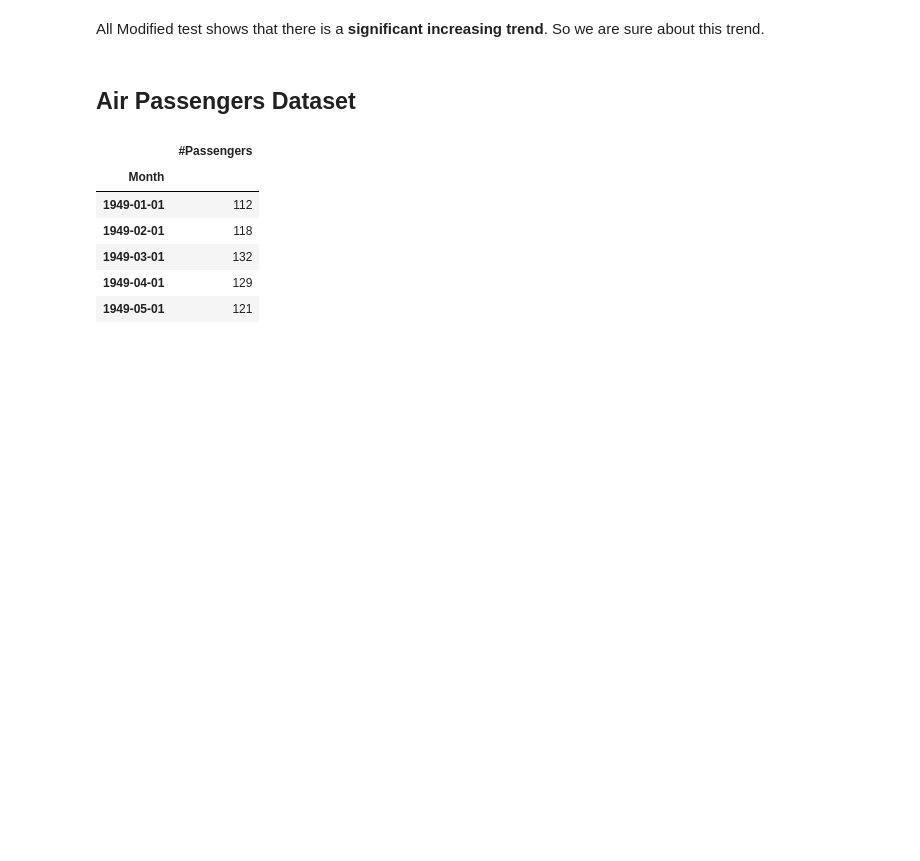
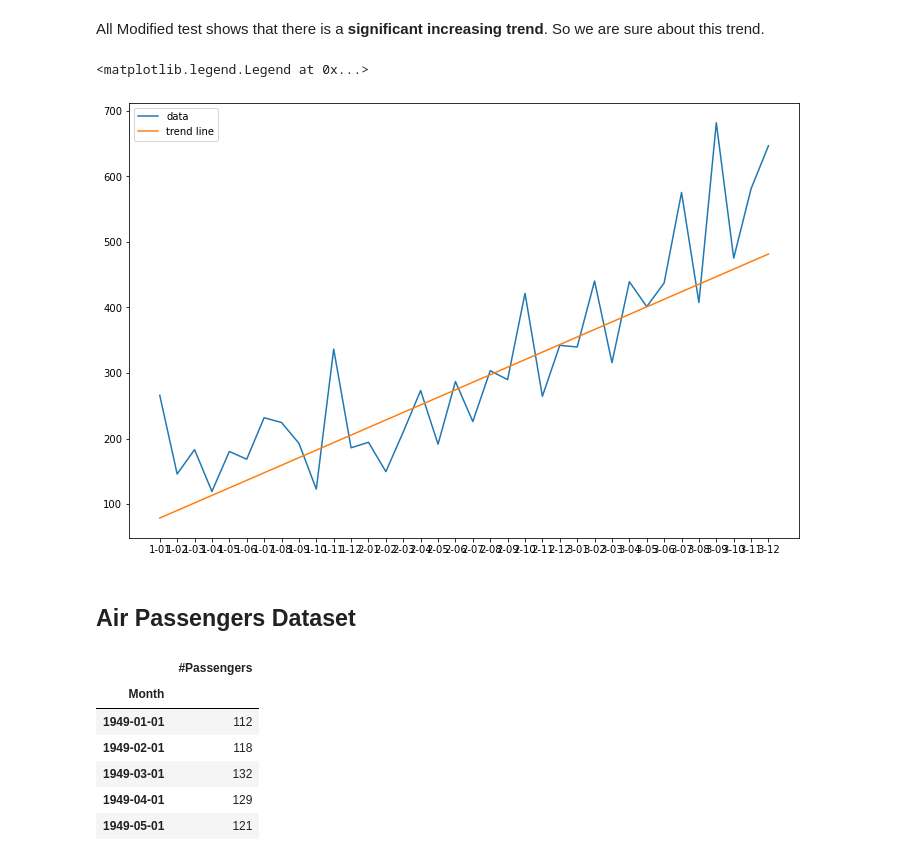
Before and after one commit to mmhs013/pyMannKendall, a Jupyter notebook: Examples/Example_pyMannKendall.ipynb, the cells around one changed output. Drawn from its saved outputs; the diff is of its cells as text; code cells hidden in the pictures; blank space fills up the shorter version.

```diff
--- a/Examples/Example_pyMannKendall.ipynb
+++ b/Examples/Example_pyMannKendall.ipynb
@@ -92,5 +105,18 @@ Modified_Mann_Kendall_Test_PreWhitening_Approach(trend='increasing', h=True, p=0
 # %% [markdown]
 All Modified test shows that there is a **significant increasing trend**. So we are sure about this trend.
+# %%
+data = Shampoo_data
+
+fig, ax = plt.subplots(figsize=(12, 8))
+res = mk.hamed_rao_modification_test(data)
+trend_line = np.arange(len(data)) * res.slope + res.intercept
+
+ax.plot(data)
+ax.plot(data.index, trend_line)
+ax.legend(['data', 'trend line'])
+# %% [output]
+<matplotlib.legend.Legend at 0x...>
+[figure, added]
 # %% [markdown]
 ## Air Passengers Dataset
 # %%
```
Also changed, not shown: parts of 12 cells of this notebook, 2 other files.
